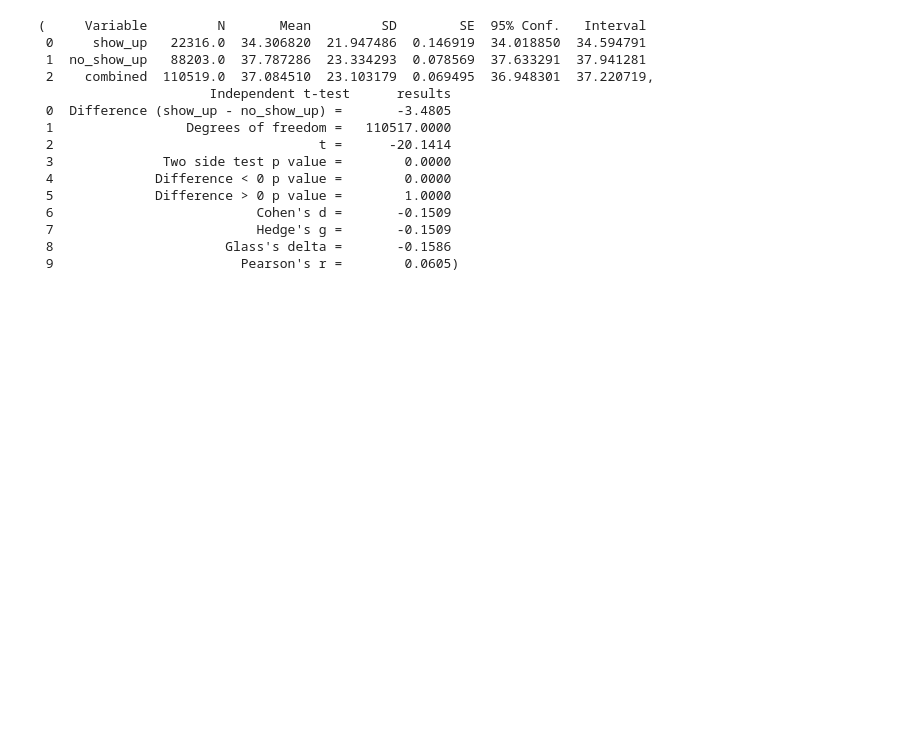
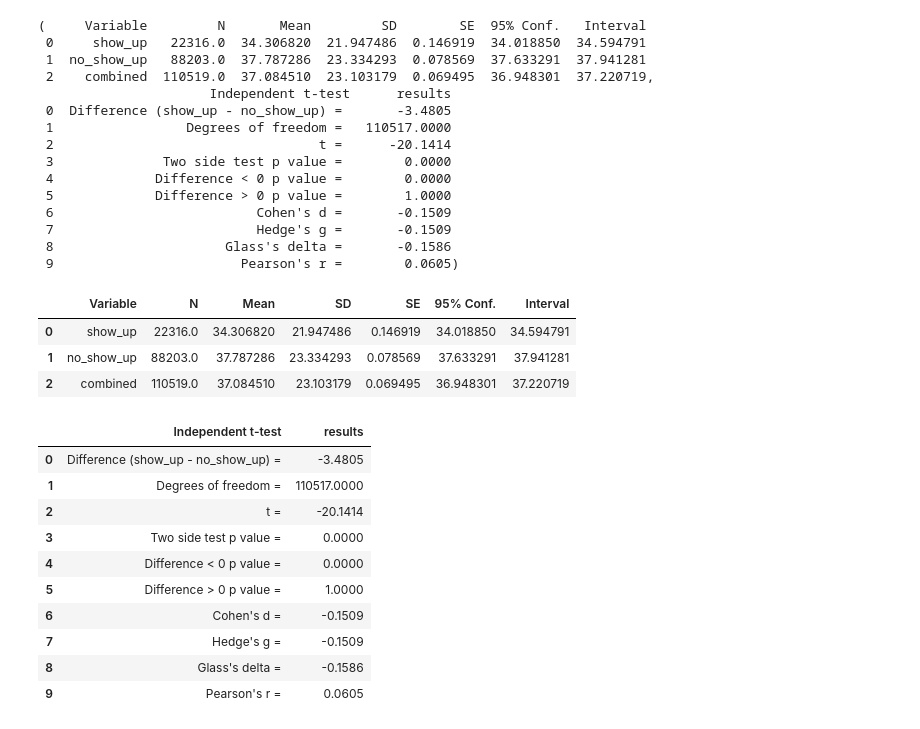
Before and after one commit to annesteinbach/supervised_learning_implementation, a Jupyter notebook: supervised_learning.ipynb, the cells around one changed output. Saved outputs shown, nothing was run; the diff lists cells and outputs as text; code cells hidden in the pictures; blank space fills up the shorter version.

```diff
--- a/supervised_learning.ipynb
+++ b/supervised_learning.ipynb
@@ -582,3 +587,27 @@ rp.ttest(group1= df_show_up.age, group1_name= "show_up",
  7                          Hedge's g =       -0.1509
  8                      Glass's delta =       -0.1586
  9                        Pearson's r =        0.0605)
+# %%
+summary, results = rp.ttest(group1= df_show_up.age, group1_name= "show_up",
+                            group2= df_no_show_up.age, group2_name= "no_show_up")
+# %%
+summary
+# %% [output]
+|  | Variable | N | Mean | SD | SE | 95% Conf. | Interval |
+| 0 | show_up | 22316.0 | 34.306820 | 21.947486 | 0.146919 | 34.018850 | 34.594791 |
+| 1 | no_show_up | 88203.0 | 37.787286 | 23.334293 | 0.078569 | 37.633291 | 37.941281 |
+| 2 | combined | 110519.0 | 37.084510 | 23.103179 | 0.069495 | 36.948301 | 37.220719 |
+# %%
+results
+# %% [output]
+|  | Independent t-test | results |
+| 0 | Difference (show_up - no_show_up) = | -3.4805 |
+| 1 | Degrees of freedom = | 110517.0000 |
+| 2 | t = | -20.1414 |
+| 3 | Two side test p value = | 0.0000 |
+| 4 | Difference < 0 p value = | 0.0000 |
+| 5 | Difference > 0 p value = | 1.0000 |
+| 6 | Cohen's d = | -0.1509 |
+| 7 | Hedge's g = | -0.1509 |
+| 8 | Glass's delta = | -0.1586 |
+| 9 | Pearson's r = | 0.0605 |
```
Also changed, not shown: parts of 5 cells of this notebook.
